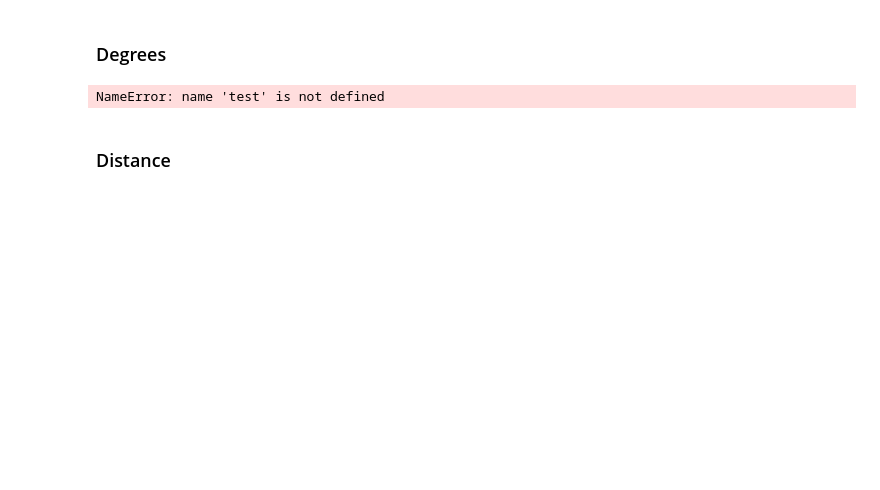
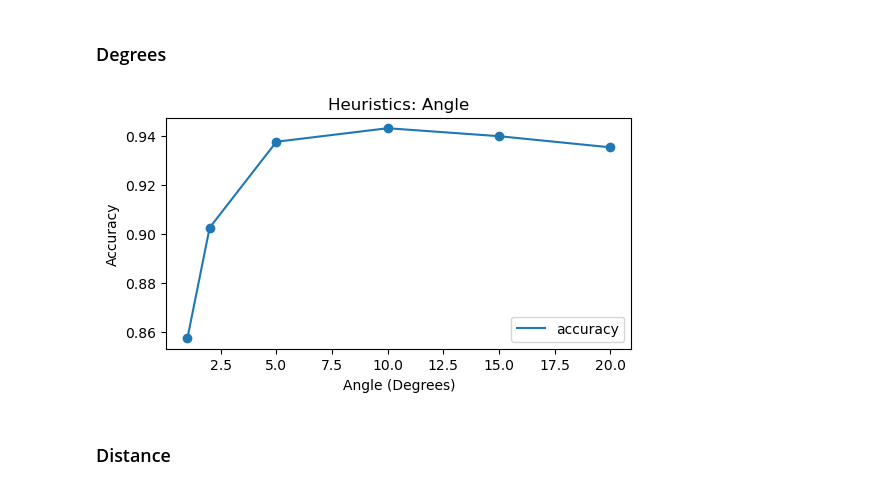
Before and after one commit to BeanHam/2024-spatial-data-integration, a Jupyter notebook: inference_results/heuristics.ipynb, the cells around one changed output. Cells and saved outputs as stored; diff of their text form; code cells hidden in the pictures; blank space fills up the shorter version.

```diff
--- a/inference_results/heuristics.ipynb
+++ b/inference_results/heuristics.ipynb
@@ -15,28 +16,28 @@ train_pd=train.to_pandas()
 # %%
 metrics=[1,2,3,5,7,10,13,15,20,25,30]
 metrics=[1,2,5,10,15,20]
 test_gt=np.array(test['label'])
 accuracy=[]
 f1=[]
 for m in metrics:
     pred=np.array(test['min_angle'])<=m
     accuracy.append(accuracy_score(test_gt, pred))
     f1.append(f1_score(test_gt, pred))
 
 plt.figure(figsize=(6,3))
 plt.plot(metrics,accuracy,label='accuracy')
 plt.scatter(metrics, accuracy)
-plt.plot(metrics,f1,label='f1')
-plt.scatter(metrics, f1)
+#plt.plot(metrics,f1,label='f1')
+#plt.scatter(metrics, f1)
 #plt.vlines(x=metrics[np.argmax(accuracy)], ymin=np.min(accuracy), ymax=np.max(accuracy)+0.02, color='blue', linestyles='dashed')
 #plt.vlines(x=metrics[np.argmax(accuracy)], ymin=np.min(accuracy), ymax=np.max(accuracy)+0.02, color='blue', linestyles='dashed')
 plt.title('Heuristics: Angle')
 plt.ylabel('Accuracy')
 plt.xlabel('Angle (Degrees)')
 plt.legend()
 pass
 # %% [output]
-NameError: name 'test' is not defined
+[figure, added]
 # %% [markdown]
 ### Distance
 # %%
```
Also changed, not shown: parts of 5 cells of this notebook, 47 other files.
